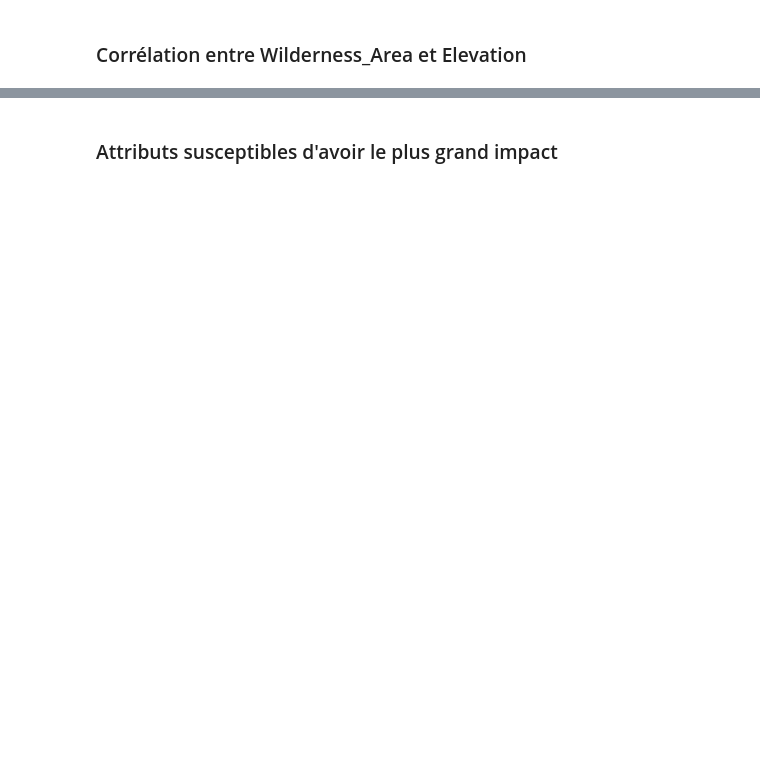
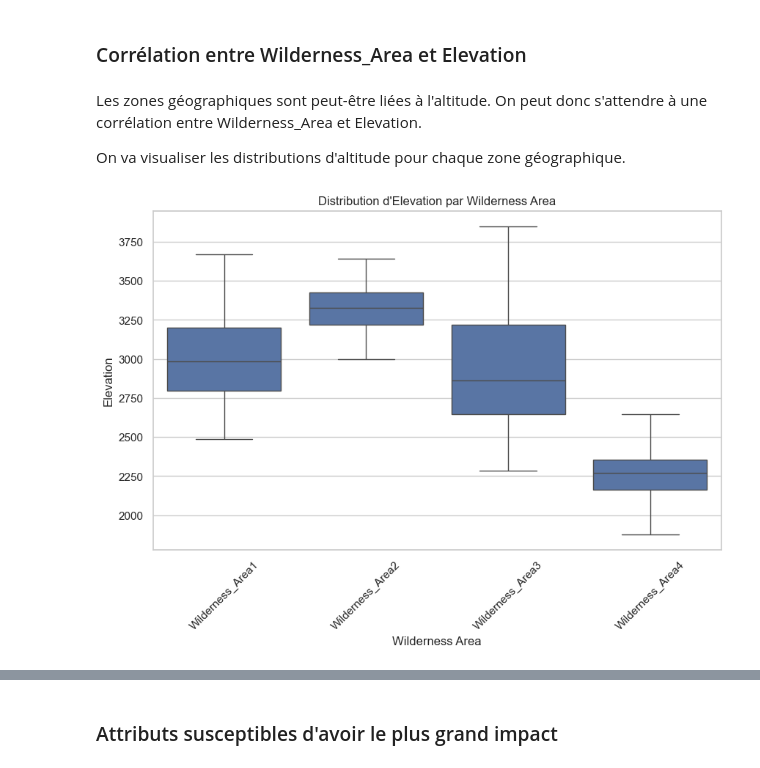
Before and after one commit to stephecw/Forest-Challenge, a Jupyter notebook: main.ipynb, the cells around one changed output, grey strips where cells are left out. Drawn from its saved outputs; the diff is of its cells as text; code cells hidden in the pictures; blank space fills up the shorter version.

```diff
--- a/main.ipynb
+++ b/main.ipynb
@@ -391,2 +490,21 @@ Cette analyse peut aider à affiner les modèles en mettant l'accent sur certain
 # %% [markdown]
 ### Corrélation entre Wilderness_Area et Elevation
+# %% [markdown]
+Les zones géographiques sont peut-être liées à l'altitude. On peut donc s'attendre à une corrélation entre Wilderness_Area et Elevation.
+
+On va visualiser les distributions d'altitude pour chaque zone géographique.
+# %%
+# On fusionne les colonnes Wilderness_Area en une seule colonne pour faciliter l'affichage
+data_long = data.melt(id_vars='Elevation', value_vars=wilderness_columns, var_name='Wilderness_Area', value_name='Presence')
+data_long = data_long[data_long['Presence'] == 1]  # Filtrer pour les Wilderness Area présentes
+
+# On crée les box plots
+plt.figure(figsize=(10, 6))
+sns.boxplot(data=data_long, x='Wilderness_Area', y='Elevation')
+plt.title("Distribution d'Elevation par Wilderness Area")
+plt.xlabel("Wilderness Area")
+plt.ylabel("Elevation")
+plt.xticks(rotation=45)
+plt.show()
+# %% [output]
+[figure, added]
```
Also changed, not shown: parts of 12 cells of this notebook, 3 other files.
